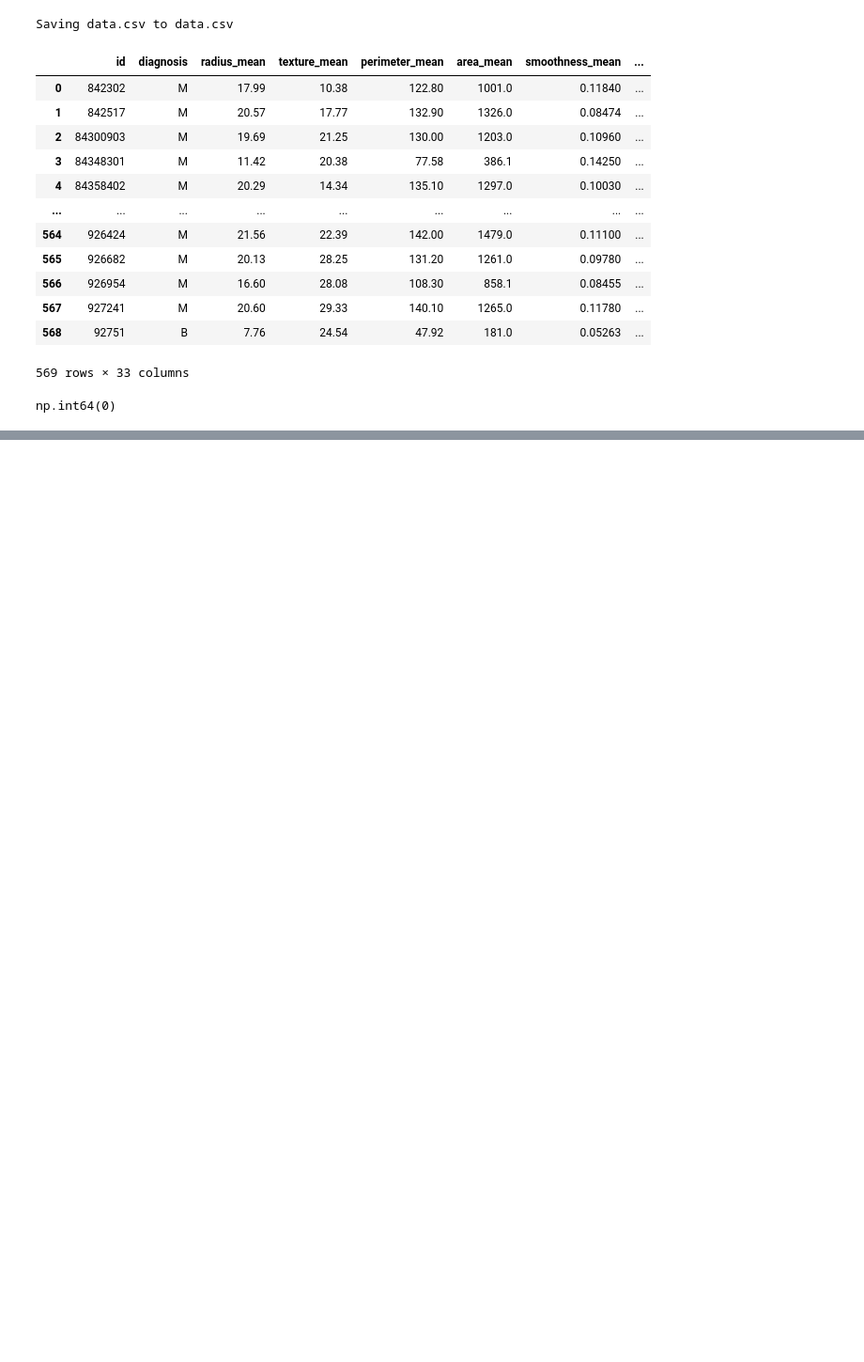
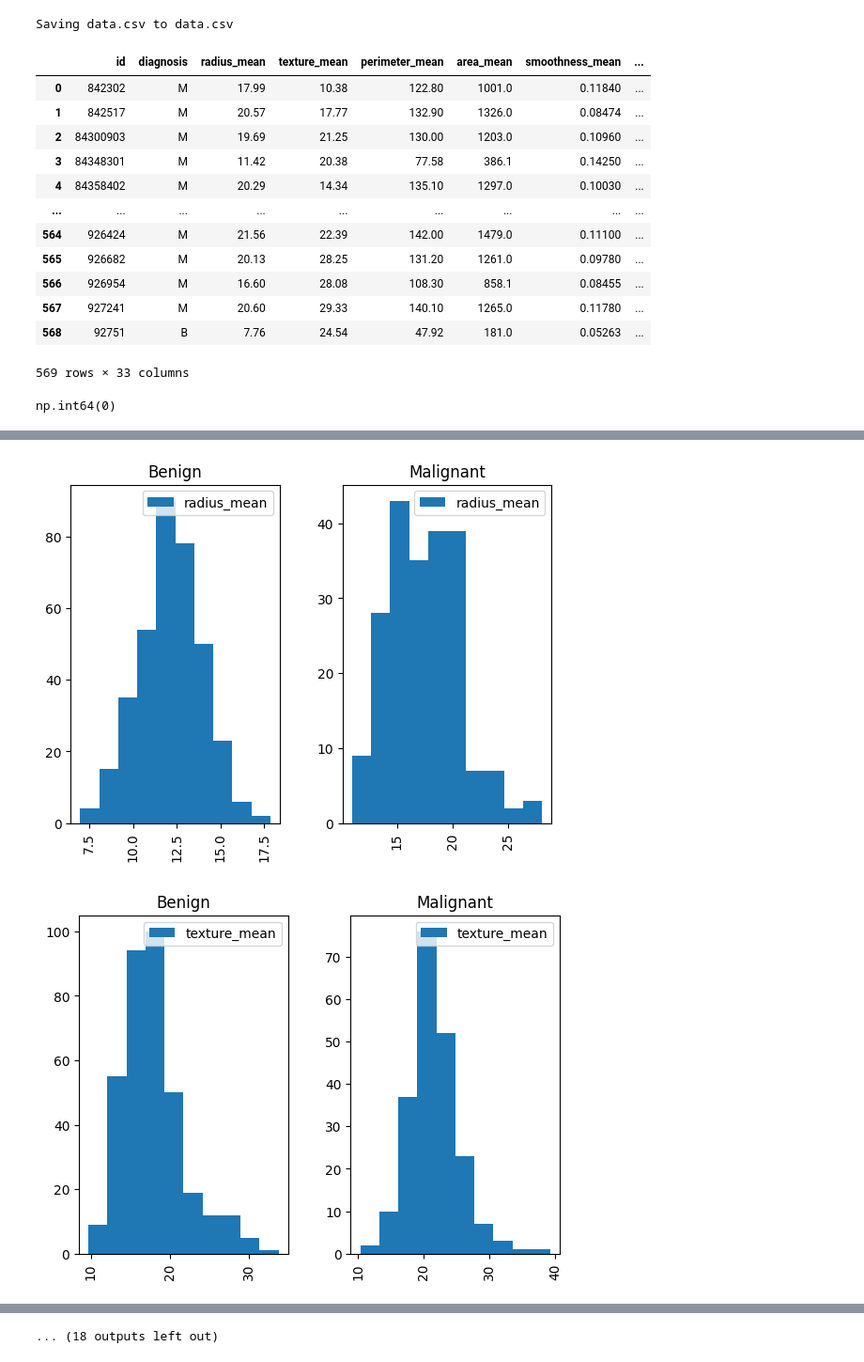
Before and after one commit to Berendej/ML-hw-6, a Jupyter notebook: ml-hw-6.ipynb, the cells around one changed output, grey strips where cells are left out. Shown: that part at 94% size. Drawn from its saved outputs; the diff is of its cells as text; code cells hidden in the pictures; blank space fills up the shorter version.

```diff
--- a/ml-hw-6.ipynb
+++ b/ml-hw-6.ipynb
@@ -38,0 +106,26 @@ np.int64(0)
+# %%
+# Постройте гистограммы/распределения признаков, при этом используйте целевую
+# переменную, чтобы сгруппировать и раскрасить гистограммы.
+# meaningful header:
+d.loc[d['diagnosis'] == 0.0, 'diagnosis'] = 'Malignant'
+d.loc[d['diagnosis'] == 1.0, 'diagnosis'] = 'Benign'
+
+columns = ['radius_mean', 'texture_mean', 'perimeter_mean',
+           'area_mean', 'smoothness_mean', 'compactness_mean',
+       'concavity_mean', 'concave points_mean', 'symmetry_mean',
+       'fractal_dimension_mean', 'radius_se', 'texture_se',
+       'perimeter_se', 'area_se', 'smoothness_se', 'compactness_se',
+       'concavity_se', 'concave points_se', 'symmetry_se',
+       'fractal_dimension_se', 'radius_worst', 'texture_worst',
+       'perimeter_worst', 'area_worst', 'smoothness_worst',
+       'compactness_worst', 'concavity_worst', 'concave points_worst',
+       'symmetry_worst', 'fractal_dimension_worst']
+for c in columns:
+    d.hist(column=c, by='diagnosis', legend = True)
+
+d.loc[d['diagnosis'] == 'Malignant', 'diagnosis'] = 0.0
+d.loc[d['diagnosis'] == 'Benign', 'diagnosis'] = 1.0
+d['diagnosis'] = d['diagnosis'].astype('float64')
+# %% [output]
+[figure, added]
+[figure, added]
@@ -38,0 +142 @@ np.int64(0)
+... (18 outputs left out)
```
Also changed, not shown: parts of 6 cells of this notebook.
